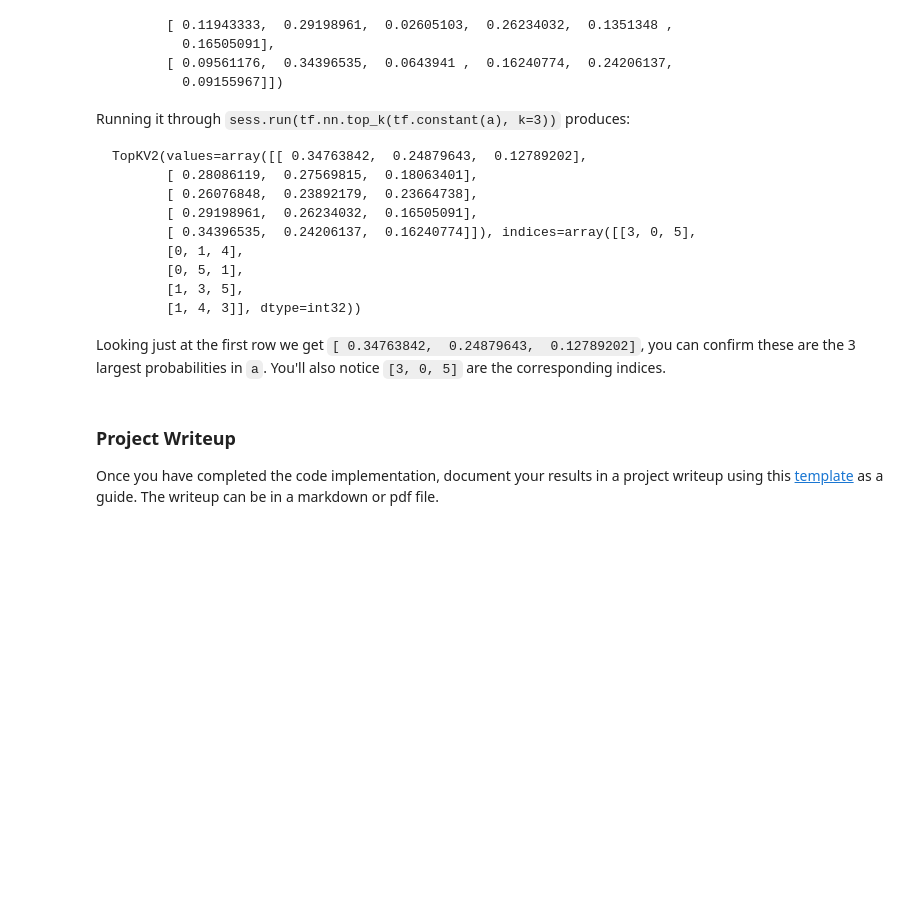
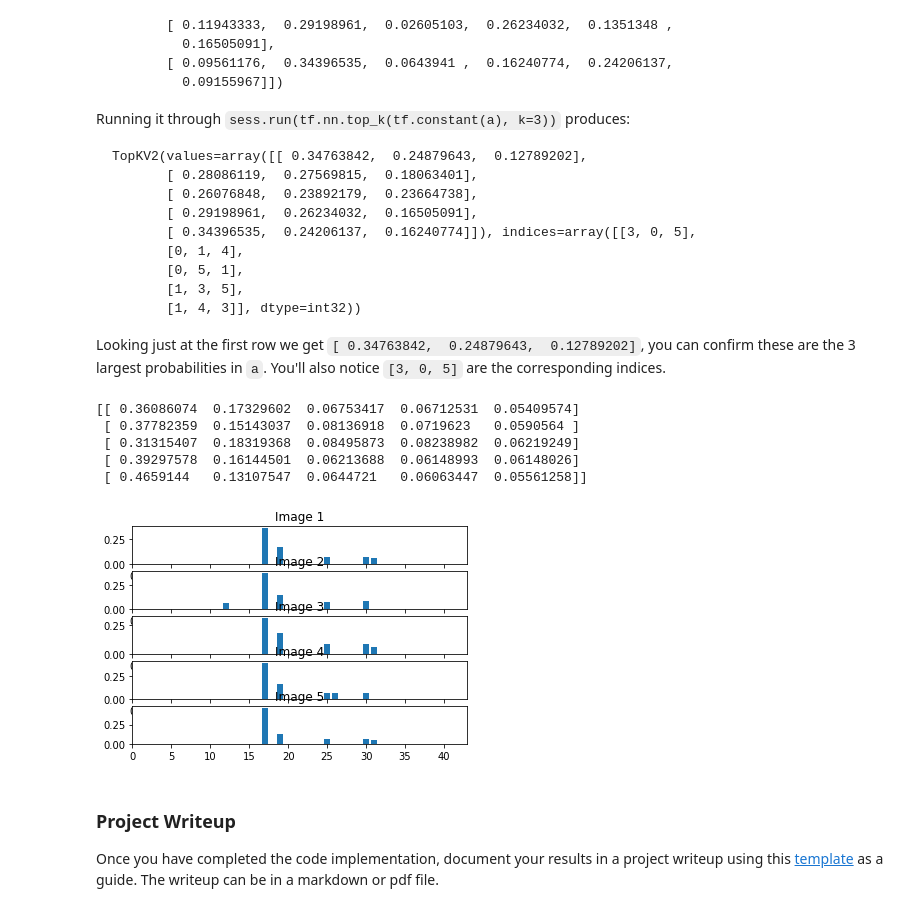
Before and after one commit to pomeroyd/project2_r1p0, a Jupyter notebook: Traffic_Sign_Classifier.ipynb, the cells around one changed output. Drawn from its saved outputs; the diff is of its cells as text; code cells hidden in the pictures; blank space fills up the shorter version.

```diff
--- a/Traffic_Sign_Classifier.ipynb
+++ b/Traffic_Sign_Classifier.ipynb
@@ -636,6 +636,29 @@ Looking just at the first row we get `[ 0.34763842,  0.24879643,  0.12789202]`,
 # %%
 ### Print out the top five softmax probabilities for the predictions on the German traffic sign images found on the web.
 ### Feel free to use as many code cells as needed.
+
+with tf.Session() as sess:
+    saver.restore(sess, tf.train.latest_checkpoint('.'))
+    soft_max = tf.nn.softmax(logits)
+    result = sess.run(soft_max, feed_dict={logits: result_logits})
+    values, indices = tf.nn.top_k(result, 5)
+    probs = sess.run(values)
+    predictions = sess.run(indices)
+    print(probs)
+
+    for i in range(5):
+        web_plot = plt.subplot(5,1,i+1)
+        x_axis = range(43)
+        web_plot.set_xlim([0, n_classes])
+        web_plot.bar(predictions[i], probs[i])
+        web_plot.set_title('Image ' + str(i+1))
+# %% [output]
+[[ 0.36086074  0.17329602  0.06753417  0.06712531  0.05409574]
+ [ 0.37782359  0.15143037  0.08136918  0.0719623   0.0590564 ]
+ [ 0.31315407  0.18319368  0.08495873  0.08238982  0.06219249]
+ [ 0.39297578  0.16144501  0.06213688  0.06148993  0.06148026]
+ [ 0.4659144   0.13107547  0.0644721   0.06063447  0.05561258]]
+[figure, added]
 # %% [markdown]
 ### Project Writeup
 
```
